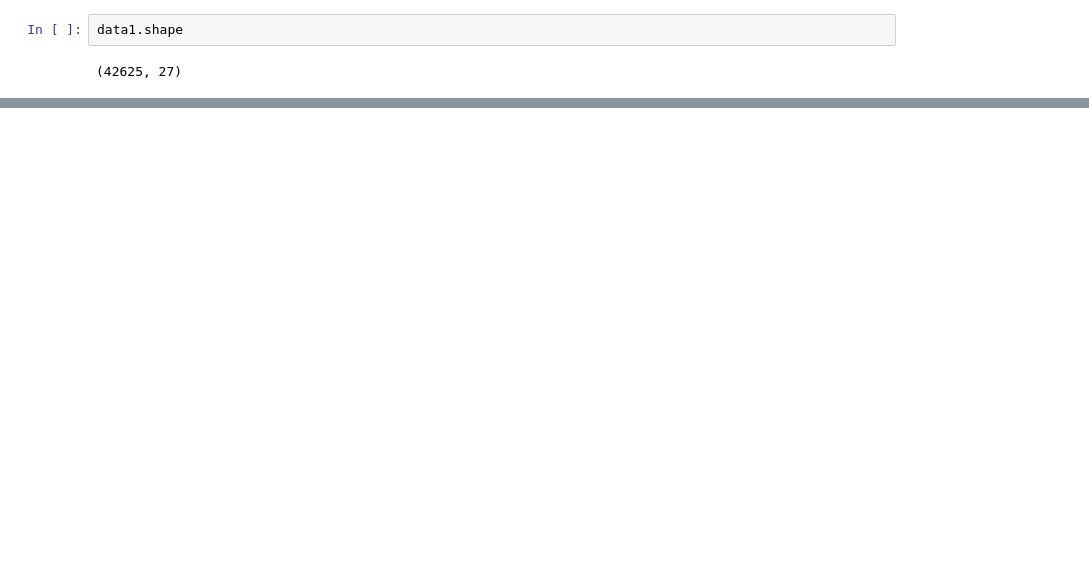
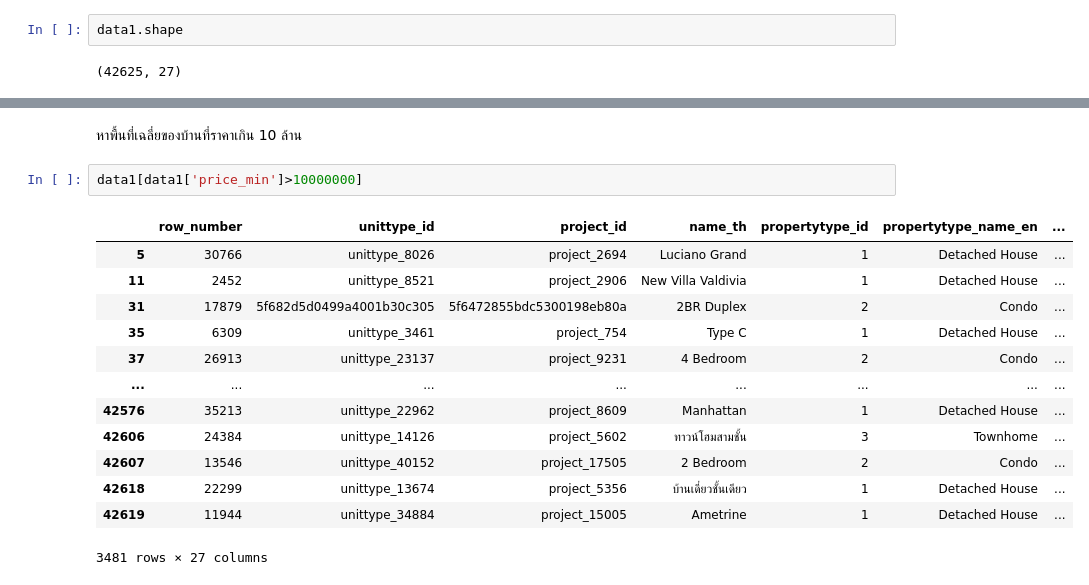
Before and after one commit to chutimaq/BasicProg_DataViz65, a Jupyter notebook: Pandas_Dataframe.ipynb, the cells around one changed output, grey strips where cells are left out. Drawn from its saved outputs; the diff is of its cells as text; blank space fills up the shorter version.

```diff
--- a/Pandas_Dataframe.ipynb
+++ b/Pandas_Dataframe.ipynb
@@ -66,0 +178,18 @@ data1.shape
+# %% [markdown]
+หาพื้นที่เฉลี่ยของบ้านที่ราคาเกิน 10 ล้าน
+# %%
+data1[data1['price_min']>10000000]
+# %% [output]
+|  | row_number | unittype_id | project_id | name_th | propertytype_id | propertytype_name_en | ... |
+| 5 | 30766 | unittype_8026 | project_2694 | Luciano Grand | 1 | Detached House | ... |
+| 11 | 2452 | unittype_8521 | project_2906 | New Villa Valdivia | 1 | Detached House | ... |
+| 31 | 17879 | 5f682d5d0499a4001b30c305 | 5f6472855bdc5300198eb80a | 2BR Duplex | 2 | Condo | ... |
+| 35 | 6309 | unittype_3461 | project_754 | Type C | 1 | Detached House | ... |
+| 37 | 26913 | unittype_23137 | project_9231 | 4 Bedroom | 2 | Condo | ... |
+| ... | ... | ... | ... | ... | ... | ... | ... |
+| 42576 | 35213 | unittype_22962 | project_8609 | Manhattan | 1 | Detached House | ... |
+| 42606 | 24384 | unittype_14126 | project_5602 | ทาวน์โฮมสามชั้น | 3 | Townhome | ... |
+| 42607 | 13546 | unittype_40152 | project_17505 | 2 Bedroom | 2 | Condo | ... |
+| 42618 | 22299 | unittype_13674 | project_5356 | บ้านเดี่ยวชั้นเดียว | 1 | Detached House | ... |
+| 42619 | 11944 | unittype_34884 | project_15005 | Ametrine | 1 | Detached House | ... |
+3481 rows × 27 columns
```
Also changed, not shown: parts of 21 cells of this notebook.
